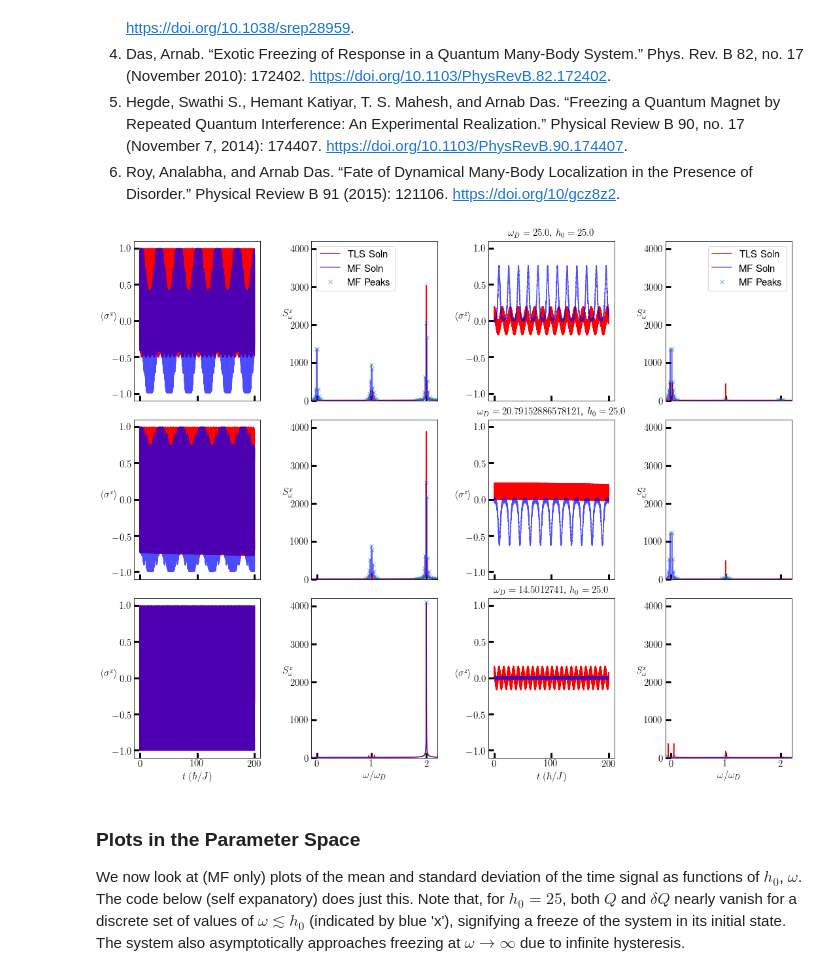
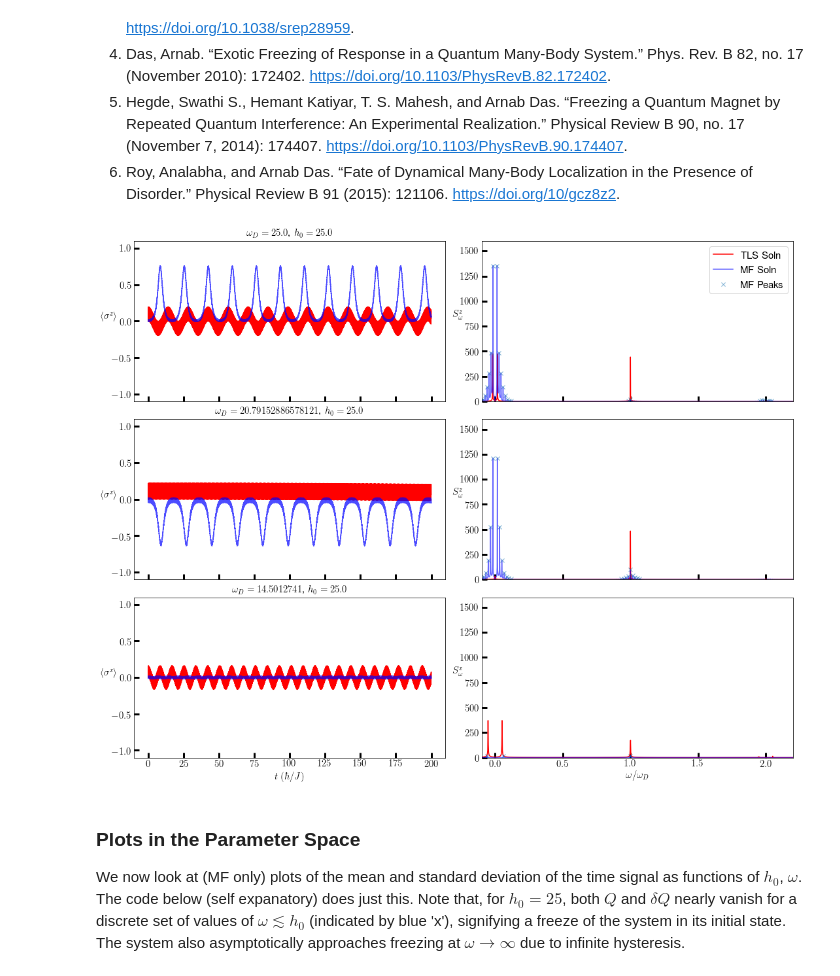
Before and after one commit to deyh2020/periodic_lipkin, a Jupyter notebook: lipkin.ipynb, the cells around one changed output. Saved outputs shown, nothing was run; the diff lists cells and outputs as text; code cells hidden in the pictures.

```diff
--- a/lipkin.ipynb
+++ b/lipkin.ipynb
@@ -55,7 +55,7 @@ rc('text', usetex=True)
 fs = 15
 pheightmin = 5
 
-fig, axs = plt.subplots(3, 4, sharex='col', figsize=(15,12))
+fig, axs = plt.subplots(3, 2, sharex='col', figsize=(15,12))
 
 sx = np.array([[0, 1],[ 1, 0]])
 sy = np.array([[0, -1j],[1j, 0]])
@@ -94,69 +94,45 @@ psi0 = evecs[:,np.argmin(evals)].copy()
 for i, w in enumerate(omegas):
     # Set up the inputs and call odeintw to solve the system.
     sol_mf = odeintw(mf_func, psi0, t, args=(h0, w), Dfun=mf_jac)
     sol_tls = odeintw(tls_func, psi0, t, args=(h0, w), Dfun=tls_jac)
     #calculate expectation values
     mx_mf = np.einsum("ij,jk,ik->i", sol_mf.conjugate(), sx, sol_mf)
     mz_mf = np.einsum("ij,jk,ik->i", sol_mf.conjugate(), sz, sol_mf)
     mx_tls = np.einsum("ij,jk,ik->i", sol_tls.conjugate(), sx, sol_tls)
     mz_tls = np.einsum("ij,jk,ik->i", sol_tls.conjugate(), sz, sol_tls)
 
-    axs[i, 0].plot(t, mx_tls.real,'r', label = "TLS Soln")
-    axs[i, 0].plot(t, mx_mf.real, 'b', label = "MF Soln", alpha=0.7)
-    axs[i, 0].set_ylabel(r'$\langle\sigma^x\rangle$',fontsize=fs, rotation=0)
+    axs[i, 0].set_title(r"$\omega_D = {}$, ".format(w) + r"$h_0 = {}$ ".format(h0), fontsize=fs)
+    axs[i, 0].plot(t, mz_tls.real,'r', label = "TLS Soln")
+    axs[i, 0].plot(t, mz_mf.real, 'b', label = "MF Soln", alpha=0.7)
+    axs[i, 0].set_ylabel(r'$\langle\sigma^z\rangle$',fontsize=fs, rotation=0)
     axs[i, 0].tick_params(direction='in', length=8, width=3, labelsize=fs)
     axs[i, 0].set_yticks([-1.,-0.5,0.,0.5,1.], minor=False)
     axs[i, 0].set_ylim(-1.1, 1.1)
-
-     #Now, FFT
-    freqs_mf = np.fft.fftshift(np.fft.fftfreq(np.size(mx_mf), d=t[1]-t[0]))
-    spectrum_mf = np.fft.fftshift(np.fft.fft(mx_mf - np.average(mx_mf)))
-    freqs_tls = np.fft.fftshift(np.fft.fftfreq(np.size(mx_tls), d=t[1]-t[0]))
-    spectrum_tls = np.fft.fftshift(np.fft.fft(mx_tls - np.average(mx_tls)))
-    axs[i, 1].set_ylabel(r'$S^x_\omega$',fontsize=fs, rotation=0)
-    axs[i, 1].tick_params(direction='in', length=8, width=3, labelsize=fs)
-    axs[i, 1].plot(2.0 * np.pi * freqs_tls.real/w, np.abs(spectrum_tls),'r', label = "TLS Soln")
-    axs[i, 1].plot(2.0 * np.pi * freqs_mf.real/w, np.abs(spectrum_mf),'b', label = "MF Soln", alpha=0.6)
-    peaks, _ = find_peaks(np.abs(spectrum_mf), height=pheightmin)
-    axs[i, 1].plot(2.0 * np.pi * freqs_mf[peaks].real/w, np.abs(spectrum_mf[peaks]), "x", label = "MF Peaks", alpha=0.6)
-    axs[i, 1].set_ylim(-0.01, 4200)
-    axs[i, 1].set_xlim(-0.1, 2.2)
-
-    axs[i, 2].set_title(r"$\omega_D = {}$, ".format(w) + r"$h_0 = {}$ ".format(h0), fontsize=fs)
-    axs[i, 2].plot(t, mz_tls.real,'r', label = "TLS Soln")
-    axs[i, 2].plot(t, mz_mf.real, 'b', label = "MF Soln", alpha=0.7)
-    axs[i, 2].set_ylabel(r'$\langle\sigma^z\rangle$',fontsize=fs, rotation=0)
-    axs[i, 2].tick_params(direction='in', length=8, width=3, labelsize=fs)
-    axs[i, 2].set_yticks([-1.,-0.5,0.,0.5,1.], minor=False)
-    axs[i, 2].set_ylim(-1.1, 1.1)
 
     #Now, FFT
     freqs_mf = np.fft.fftshift(np.fft.fftfreq(np.size(mz_mf), d=t[1]-t[0]))
     spectrum_mf = np.fft.fftshift(np.fft.fft(mz_mf - np.average(mz_mf)))
     freqs_tls = np.fft.fftshift(np.fft.fftfreq(np.size(mz_tls), d=t[1]-t[0]))
     spectrum_tls = np.fft.fftshift(np.fft.fft(mz_tls - np.average(mz_tls)))
-    axs[i, 3].set_ylabel(r'$S^z_\omega$',fontsize=fs, rotation=0)
-    axs[i, 3].tick_params(direction='in', length=8, width=3, labelsize=fs)
-    axs[i, 3].plot(2.0 * np.pi * freqs_tls.real/w, np.abs(spectrum_tls),'r', label = "TLS Soln")
-    axs[i, 3].plot(2.0 * np.pi * freqs_mf.real/w, np.abs(spectrum_mf),'b', label = "MF Soln", alpha=0.6)
+    axs[i, 1].set_ylabel(r'$S^z_\omega$',fontsize=fs, rotation=0)
+    axs[i, 1].tick_params(direction='in', length=8, width=3, labelsize=fs)
+    axs[i, 1].plot(2.0 * np.pi * freqs_tls.real/w, np.abs(spectrum_tls),'r', label = "TLS Soln")
+    axs[i, 1].plot(2.0 * np.pi * freqs_mf.real/w, np.abs(spectrum_mf),'b', label = "MF Soln", alpha=0.6)
     peaks, _ = find_peaks(np.abs(spectrum_mf), height=pheightmin)
-    axs[i, 3].plot(2.0 * np.pi * freqs_mf[peaks].real/w, np.abs(spectrum_mf[peaks]), "x", label = "MF Peaks", alpha=0.6)
-    axs[i, 3].set_ylim(-0.01, 4200)
-    axs[i, 3].set_xlim(-0.1, 2.2)
+    axs[i, 1].plot(2.0 * np.pi * freqs_mf[peaks].real/w, np.abs(spectrum_mf[peaks]), "x", label = "MF Peaks", alpha=0.6)
+    axs[i, 1].set_ylim(-0.01, 1600)
+    axs[i, 1].set_xlim(-0.1, 2.2)
 
 axs[lastplot, 0].set_xlabel(r'$t\;(\hbar/J)$',fontsize=fs)
 axs[lastplot, 1].set_xlabel(r'$\omega/\omega_D$',fontsize=fs)
-axs[lastplot, 2].set_xlabel(r'$t\;(\hbar/J)$',fontsize=fs)
-axs[lastplot, 3].set_xlabel(r'$\omega/\omega_D$',fontsize=fs)
 
 legend0 = axs[0, 1].legend(prop={'size': fs})
-legend1 = axs[0, 3].legend(prop={'size': fs})
 
 # Norm sanity check
 #plt.plot(t, np.abs(sol_mf[:, 0])**2 + np.abs(sol_mf[:, 1])**2)
 fig.tight_layout()
 # %% [output]
-[figure, old version]
+[figure, new version]
 # %% [markdown]
 ### Plots in the Parameter Space
 
```
Also changed, not shown: parts of 2 cells of this notebook, 1 other file.
